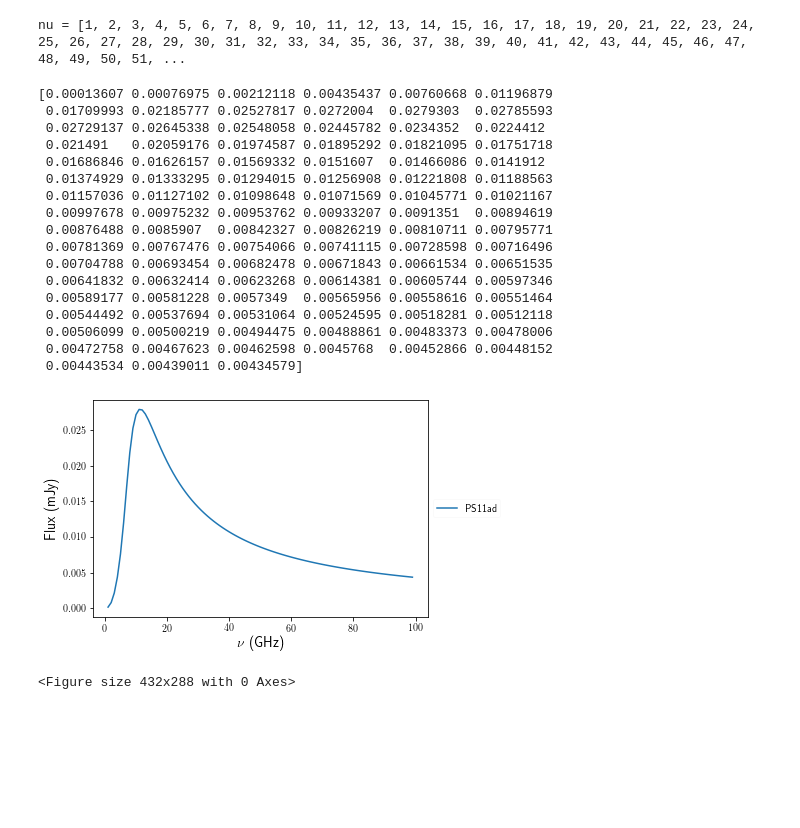
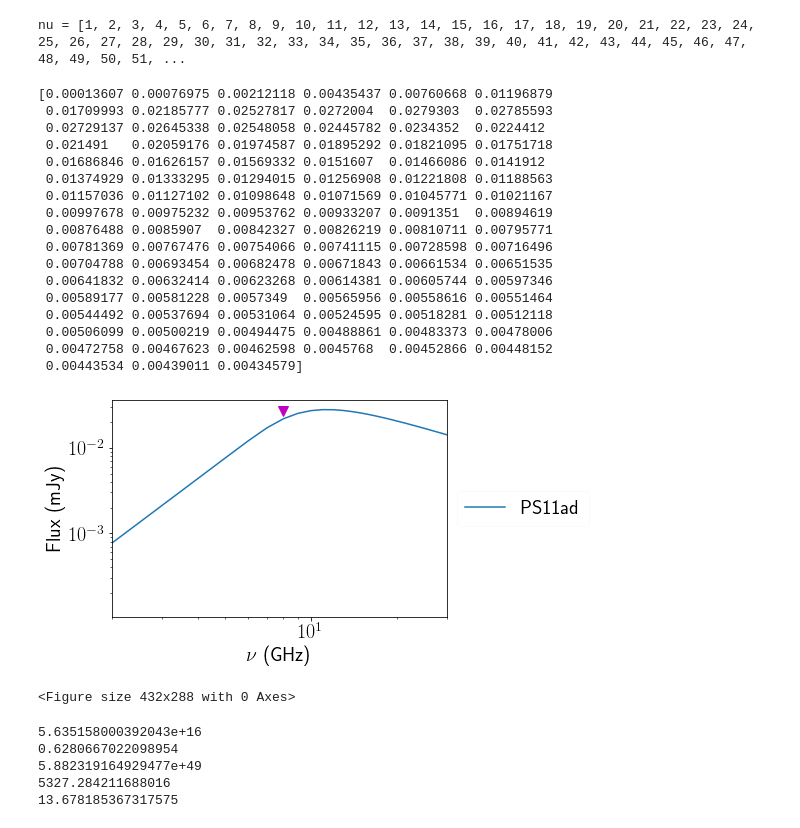
Before and after one commit to ibikadaeze/ast1501, a Jupyter notebook: synsnmodel.ipynb, the cells around one changed output. Saved outputs shown, nothing was run; the diff lists cells and outputs as text; code cells hidden in the pictures; blank space fills up the shorter version.

```diff
--- a/synsnmodel.ipynb
+++ b/synsnmodel.ipynb
@@ -14,6 +14,7 @@ print("nu = %s" % nu)
 # %% [output]
 nu = [1, 2, 3, 4, 5, 6, 7, 8, 9, 10, 11, 12, 13, 14, 15, 16, 17, 18, 19, 20, 21, 22, 23, 24, 25, 26, 27, 28, 29, 30, 31, 32, 33, 34, 35, 36, 37, 38, 39, 40, 41, 42, 43, 44, 45, 46, 47, 48, 49, 50, 51, ...
 # %%
+#PS11ad
 #Synchrotron model of the fluxes
 import numpy as np
 plt.rc('text', usetex=True)
@@ -22,41 +23,83 @@ t =1224.288326
 t_p = 1224.288326 #days
 nu =np.arange(1, 100, dtype=float)
 nu_p = 10 #GHz
-F_nup = 0.0272 #mjansky
+F_nup = 0.0272 #mjansky 2.72E-05
 m = 0.88 #using stAandard model
 p = 3.0 #using standard model
 a = (2*m)+0.5
 b = (p+5-(6*m))/2
 
 F_nu = F_nup*1.582*(t/t_p)**a*(nu/nu_p)**(5/2)*(1-np.exp(-(t/t_p)**(-(a+b))*(nu/nu_p)**(-(p+4)/2)))
 
 print(F_nu)
 
+plt.rcParams.update({'font.size': 20})
+plt.figure()
+#plt.ylim(0.0001400,0.01570)
+plt.xlim(2, 30)
+plt.xscale('log')
+plt.yscale('log')
 ax=plt.subplot(111)
+plt.plot(8,0.0272, 'mv', markersize=10) #label = 'SN1988I') #
+
 plt.plot(nu,F_nu, label ='PS11ad')
-plt.xlabel(r'$\nu$ (GHz)', fontsize=14) #Log$_{10}$ t$_{rest}$(days)($\u03BD$ /5 GHz)', fontsize=14)
-plt.ylabel('Flux (mJy)', fontsize=14) #Log$_{10}$ Luminosity (erg $s^{-1}$ $Hz^{-1}$)', fontsize =14)
+plt.xlabel(r'$\nu$ (GHz)', fontsize=20) #Log$_{10}$ t$_{rest}$(days)($\u03BD$ /5 GHz)', fontsize=14)
+plt.ylabel('Flux (mJy)', fontsize=20) #Log$_{10}$ Luminosity (erg $s^{-1}$ $Hz^{-1}$)', fontsize =14)
 plt.legend(frameon=True, framealpha=0.1, loc='center left', bbox_to_anchor=(1, 0.5))
 #ax.legend(loc='center left', bbox_to_anchor=(1, 0.5))
 plt.show()
-plt.savefig('syn1.pdf')
+plt.savefig('synPS11ad.pdf')
 # %% [output]
 [0.00013607 0.00076975 0.00212118 0.00435437 0.00760668 0.01196879
  0.01709993 0.02185777 0.02527817 0.0272004  0.0279303  0.02785593
  0.02729137 0.02645338 0.02548058 0.02445782 0.0234352  0.0224412
  0.021491   0.02059176 0.01974587 0.01895292 0.01821095 0.01751718
  0.01686846 0.01626157 0.01569332 0.0151607  0.01466086 0.0141912
  0.01374929 0.01333295 0.01294015 0.01256908 0.01221808 0.01188563
  0.01157036 0.01127102 0.01098648 0.01071569 0.01045771 0.01021167
  0.00997678 0.00975232 0.00953762 0.00933207 0.0091351  0.00894619
  0.00876488 0.0085907  0.00842327 0.00826219 0.00810711 0.00795771
  0.00781369 0.00767476 0.00754066 0.00741115 0.00728598 0.00716496
  0.00704788 0.00693454 0.00682478 0.00671843 0.00661534 0.00651535
  0.00641832 0.00632414 0.00623268 0.00614381 0.00605744 0.00597346
  0.00589177 0.00581228 0.0057349  0.00565956 0.00558616 0.00551464
  0.00544492 0.00537694 0.00531064 0.00524595 0.00518281 0.00512118
  0.00506099 0.00500219 0.00494475 0.00488861 0.00483373 0.00478006
  0.00472758 0.00467623 0.00462598 0.0045768  0.00452866 0.00448152
  0.00443534 0.00439011 0.00434579]
-[figure, old version]
+[figure, new version]
 <Figure size 432x288 with 0 Axes>
+# %%
+#PS11ad
+#Radius at time t_p in centimeters
+alpha = 1  #fraction of charged particles and magnetic field (epsilon_e/epsilon_b)
+f =  0.5   # filling factor (fraction of the emiting region)
+D =   2337.2  # in Mpc distance to the SN
+
+R = 4.0e14*(alpha)**(-1/19)*(f/0.5)**(-1/19)*(F_nup)**(9/19)*(D)**(18/19)*(nu_p/5)**(-1)
+
+# Magnetic field flux
+B = 1.1*(alpha)**(-4/19)*(f/0.5)**(-4/19)*(F_nup)**(-2/19)*(D)**(-4/19)*(nu_p/5)
+
+#Internal energy of the emitting material
+epsilon_b = 0.1
+E = (1/epsilon_b)*((B**2)/(8* 3.142))*((4*3.142*f*R**3)/3)
+
+#expansion velocity in km/s
+v = (R/t)*1.1574e-10
+
+#pre-explosion mass-loss in 1e-5 solar mass per year
+v_w = 1000  #wind speed in km/s
+M = 1.0*(alpha)**(-8/19)*epsilon_b*(f)**(-8/19)*(F_nup)**(-4/19)*(D)**(-4/19)*(nu_p/5)*(t_p/10)*(v_w/1000)
+
+print (R)
+print (B)
+print(E)
+print(v)
+print(M)
+# %% [output]
+5.635158000392043e+16
+0.6280667022098954
+5.882319164929477e+49
+5327.284211688016
+13.678185367317575
```
Also changed, not shown: parts of 50 cells of this notebook.
